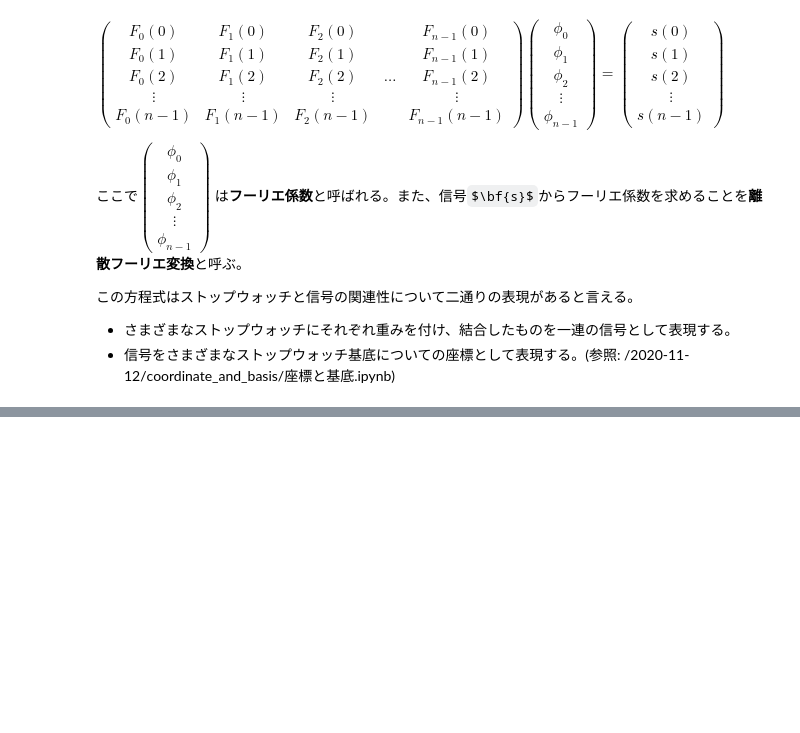
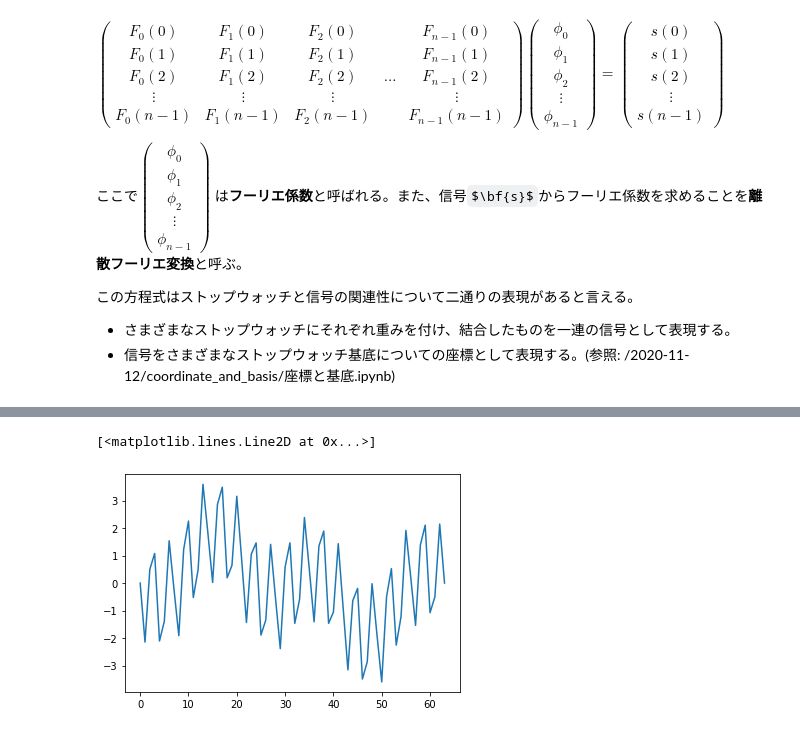
Before and after one commit to conf8o/python-audio-study, a Jupyter notebook: 2020-11-12/stopwatch/正弦波の重み付き和としての信号.ipynb, the cells around one changed output, grey strips where cells are left out. Cells and saved outputs as stored; diff of their text form; code cells hidden in the pictures; some formulas as TeX source; blank space fills up the shorter version.

```diff
--- a/2020-11-12/stopwatch/正弦波の重み付き和としての信号.ipynb
+++ b/2020-11-12/stopwatch/正弦波の重み付き和としての信号.ipynb
@@ -100,0 +172,10 @@ $
+# %%
+# いろいろな周期の正弦波を組み合わせてみる
+coordinate = np.repeat(0, n)
+coordinate[1] = 1
+coordinate[3] = -1
+coordinate[45] = 2
+plt.plot(stopwatch_mat.dot(coordinate))
+# %% [output]
+[<matplotlib.lines.Line2D at 0x...>]
+[figure, added]
```
Also changed, not shown: parts of 6 cells of this notebook, 3 other files.
